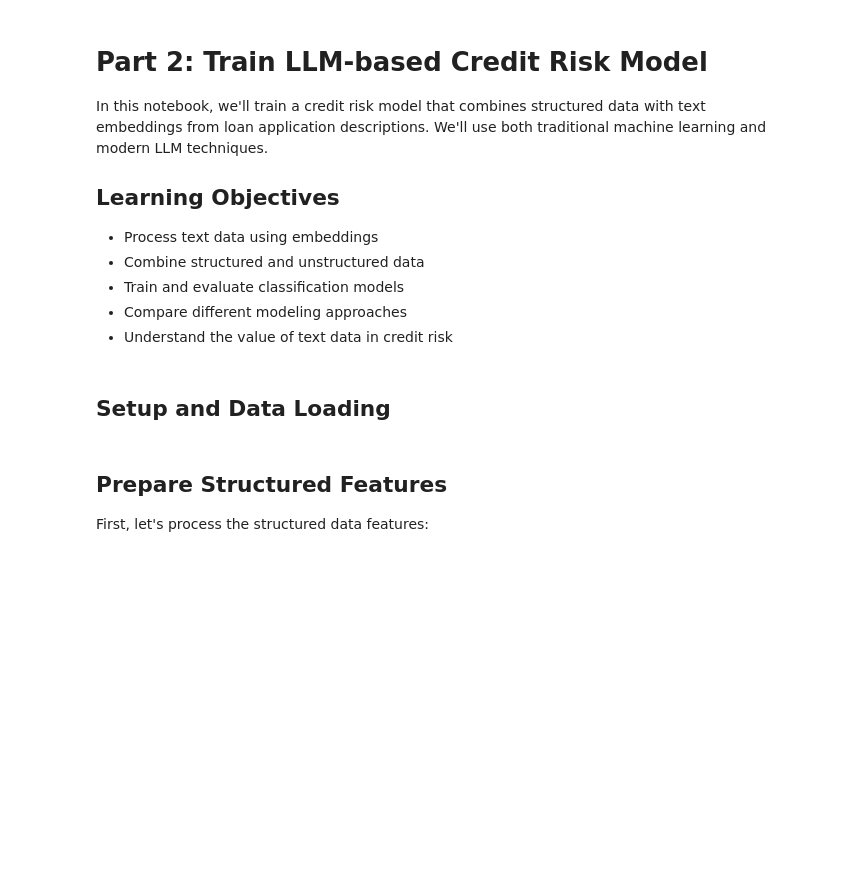
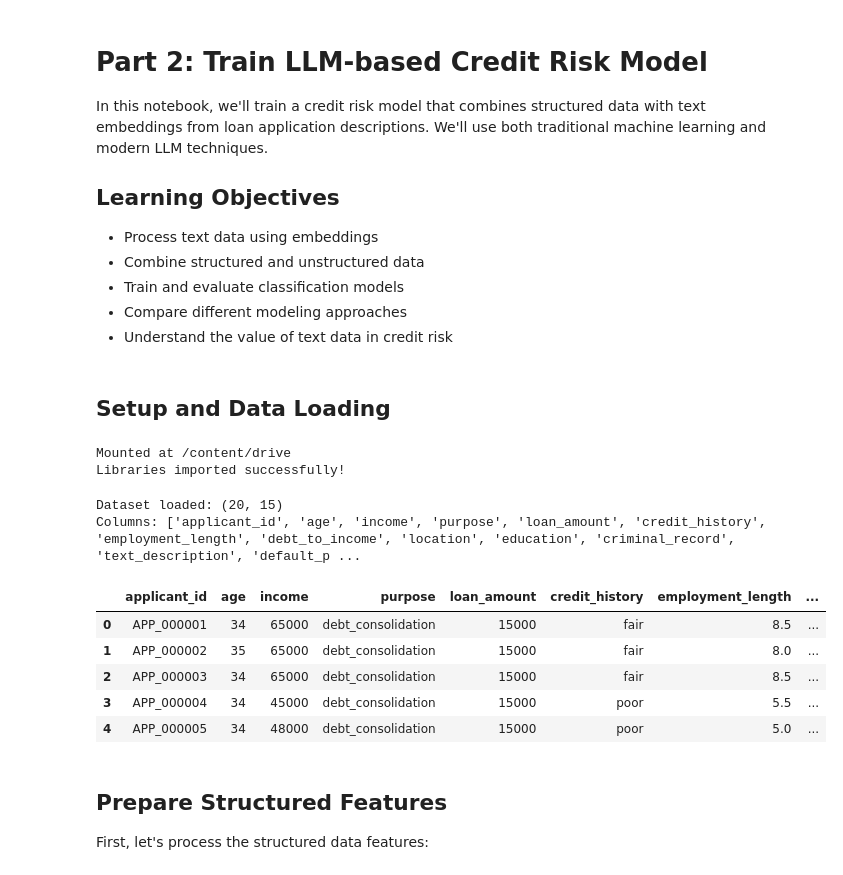
Before and after one commit to jfimbett/LLMsInFinance, a Jupyter notebook: src/day4/practical-session/2_train_llm_model.ipynb, the cells around one changed output. Cells and saved outputs as stored; diff of their text form; code cells hidden in the pictures; blank space fills up the shorter version.

```diff
--- a/src/day4/practical-session/2_train_llm_model.ipynb
+++ b/src/day4/practical-session/2_train_llm_model.ipynb
@@ -33,24 +33,38 @@ warnings.filterwarnings('ignore')
 np.random.seed(42)
 torch.manual_seed(42)
 
+from google.colab import drive
+drive.mount('/content/drive')
+
 print("Libraries imported successfully!")
+# %% [output]
+Mounted at /content/drive
+Libraries imported successfully!
 # %%
 # Load the dataset from the previous notebook
 import json
 
 # Load the JSON dataset
-with open('credit_applications_dataset.json', 'r') as f:
+with open('/content/drive/MyDrive/data/credit_applications_dataset.json', 'r') as f:
     dataset = json.load(f)
 
 # Convert to DataFrame
 df = pd.DataFrame(dataset['data'])
 
 print(f"Dataset loaded: {df.shape}")
-print(f"Default rate: {df['default_outcome'].mean():.2%}")
 print(f"Columns: {list(df.columns)}")
 
 # Display first few rows
 df.head()
+# %% [output]
+Dataset loaded: (20, 15)
+Columns: ['applicant_id', 'age', 'income', 'purpose', 'loan_amount', 'credit_history', 'employment_length', 'debt_to_income', 'location', 'education', 'criminal_record', 'text_description', 'default_p ...
+|  | applicant_id | age | income | purpose | loan_amount | credit_history | employment_length | ... |
+| 0 | APP_000001 | 34 | 65000 | debt_consolidation | 15000 | fair | 8.5 | ... |
+| 1 | APP_000002 | 35 | 65000 | debt_consolidation | 15000 | fair | 8.0 | ... |
+| 2 | APP_000003 | 34 | 65000 | debt_consolidation | 15000 | fair | 8.5 | ... |
+| 3 | APP_000004 | 34 | 45000 | debt_consolidation | 15000 | poor | 5.5 | ... |
+| 4 | APP_000005 | 34 | 48000 | debt_consolidation | 15000 | poor | 5.0 | ... |
 # %% [markdown]
 ## Prepare Structured Features
 
```
Also changed, not shown: parts of 4 cells of this notebook.
